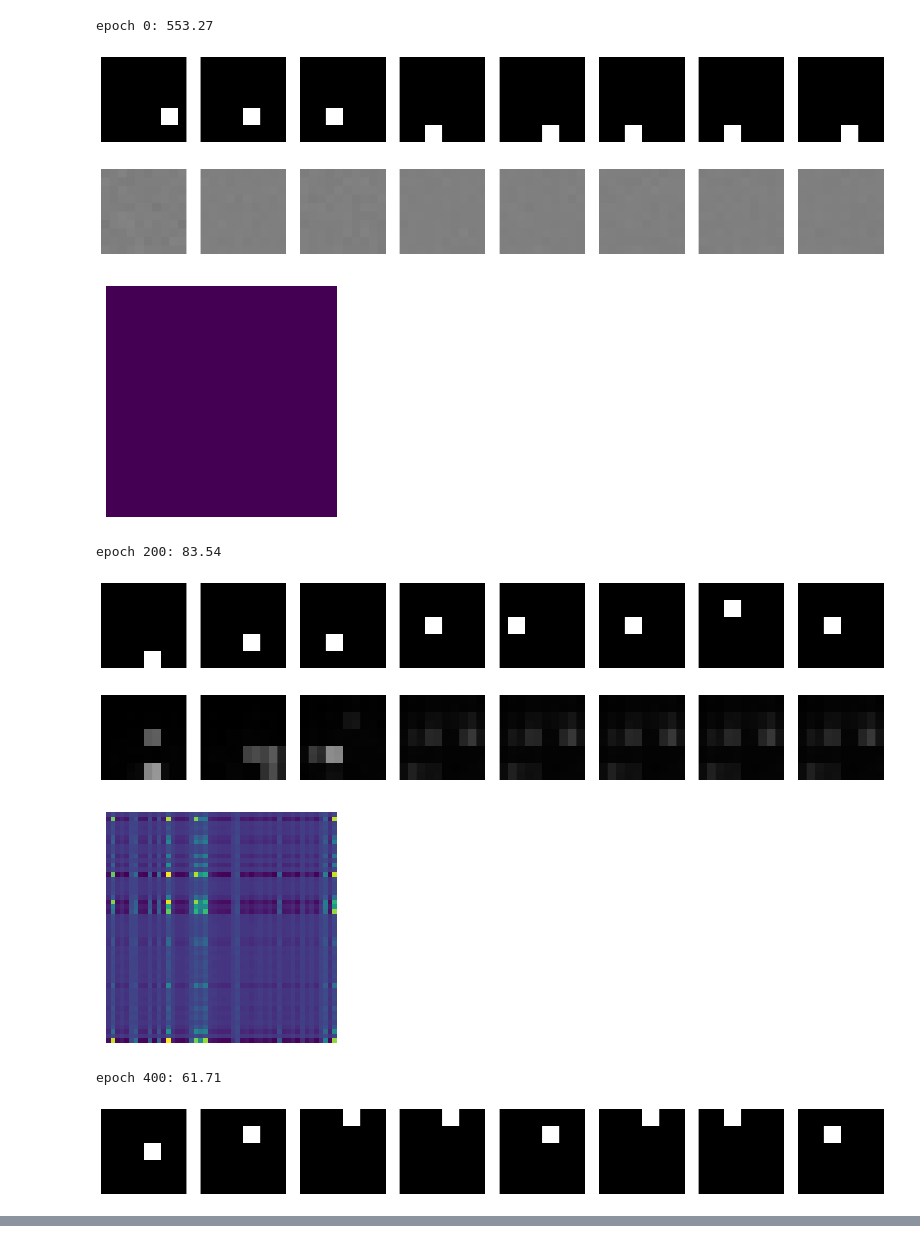
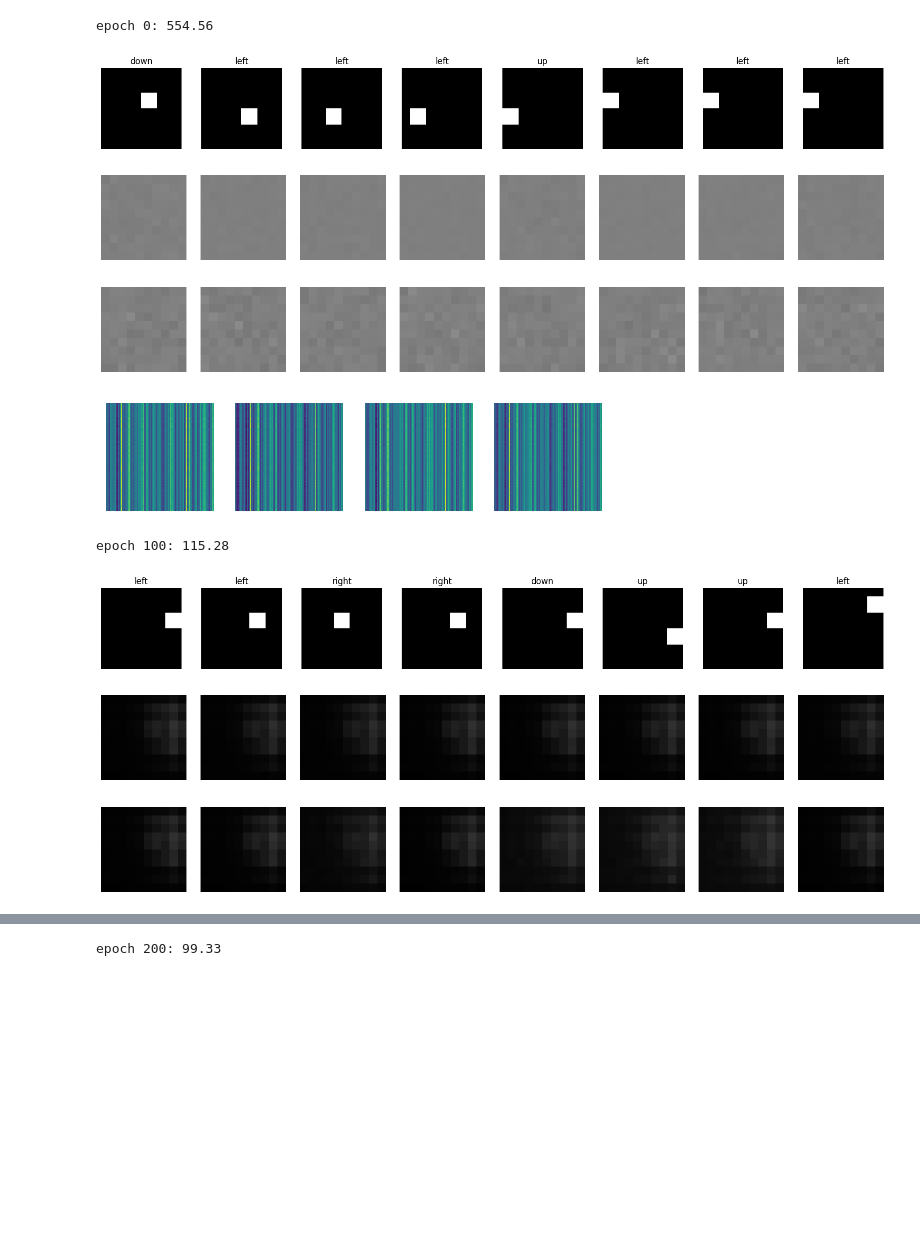
Before and after one commit to alec-tschantz/svae-jax, a Jupyter notebook: examples/hmm/hmm.ipynb, the cells around one changed output, grey strips where cells are left out. Drawn from its saved outputs; the diff is of its cells as text; code cells hidden in the pictures; blank space fills up the shorter version.

```diff
--- a/examples/hmm/hmm.ipynb
+++ b/examples/hmm/hmm.ipynb
@@ -16,13 +21,13 @@ import matplotlib.pyplot as plt
 # %%
-key = jr.PRNGKey(0)
+key = jr.PRNGKey(123)
 batch_dim = 64
-num_epochs, num_samples, num_steps = 2000, 5000, 8
+num_epochs, num_datapoints, num_steps = 2000, 5000, 8
 
 env = Env()
 
 data_key, key = jr.split(key)
-data, actions = env.sample(data_key, num_samples, num_steps)
-data = data.reshape(num_samples, num_steps, -1)
+data, actions = env.sample(data_key, num_datapoints, num_steps)
+data = data.reshape(num_datapoints, num_steps, -1)
 
 batch_key, key = jr.split(key)
 (data_batches, action_batches), num_batches = split_into_batches(batch_key, (data, actions), batch_dim)
@@ -50,44 +66,54 @@ def test(params, data, env, key):
     plt.show()
 # %%
-num_epochs = 2000
-K, D = 50, 100
+num_epochs = 4000
+A, K, D = 4, 100, 100
 
 prior_key, key = jr.split(key)
-pgm_prior_params = init_pgm_param(prior_key, K, alpha=1.0)
+pgm_prior_params = init_pgm_param(prior_key, K, A, alpha=1.0)
 
 encoder_key, key = jr.split(key)
 encoder, encoder_params = init_mlp(encoder_key, D, [(512, jax.nn.relu), (K, identity)])
 
 decoder_key, key = jr.split(key)
 decoder, decoder_params = init_mlp(decoder_key, K, [(512, jax.nn.relu), (D, jax.nn.sigmoid)])
 loglike = make_loglike(decoder)
 
 pgm_key, key = jr.split(key)
-pgm_params = init_pgm_param(pgm_key, K, alpha=1.0)
-params = (pgm_params, decoder_params, encoder_params)
+pgm_params = init_pgm_param(pgm_key, K, A, alpha=1.0)
+
+schedule = optax.linear_schedule(
+    init_value=1e-3,
+    end_value=1e-4,
+    transition_steps=num_epochs,
+)
+nn_optim = optax.adamw(schedule)
+nn_opt_state = nn_optim.init((decoder_params, encoder_params))
+
+pgm_optim = optax.sgd(learning_rate=1e-3)
+pgm_opt_state = pgm_optim.init(pgm_params)
 
 grad_key, key = jr.split(key)
-gradfun = make_gradfun(grad_key, run_inference, encoder, loglike, pgm_prior_params, 1, num_samples, num_batches, 1e4)
-
-optim = optax.adam(learning_rate=1e-3)
-opt_state = optim.init(params)
+gradfun = make_gradfun(grad_key, run_inference, encoder, loglike, pgm_prior_params, 1, num_datapoints, num_batches, 1e4)
 
 for epoch in range(num_epochs):
-    grads, elbo = gradfun(params, get_batch(epoch))
-    updates, opt_state = optim.update(grads, opt_state, params)
-    params = optax.apply_updates(params, updates)
+    (pgm_grads, decoder_grads, encoder_grads), elbo = gradfun((pgm_params, decoder_params, encoder_params), get_batch(epoch), get_action_batch(epoch))
 
-    if epoch % 200 == 0:
+    nn_updates, nn_opt_state = nn_optim.update((decoder_grads, encoder_grads), nn_opt_state, (decoder_params, encoder_params))
+    (decoder_params, encoder_params) = optax.apply_updates((decoder_params, encoder_params), nn_updates)
+
+    pgm_updates, pgm_opt_state = pgm_optim.update(pgm_grads, pgm_opt_state, pgm_params)
+    pgm_params = optax.apply_updates(pgm_params, pgm_updates)
+
+    if epoch % 100 == 0:
         print(f"epoch {epoch}: {elbo:.2f}")
-        test(params, data, env, key)
+        test((pgm_params, decoder_params, encoder_params), data, actions, env, key)
 # %% [output]
-epoch 0: 553.27
+epoch 0: 554.56
-[figure, old version]
+[figure, new version]
 [figure]
-[figure, old version]
+[figure, new version]
+[figure, new version]
-epoch 200: 83.54
+epoch 100: 115.28
-[figure, old version]
-[figure, old version]
+[figure, new version]
-[figure, old version]
+[figure, new version]
-epoch 400: 61.71
-[figure, old version]
+[figure, new version]
@@ -94,0 +121 @@ epoch 400: 61.71
+epoch 200: 99.33
```
Also changed, not shown: parts of 3 cells of this notebook, 7 other files.
